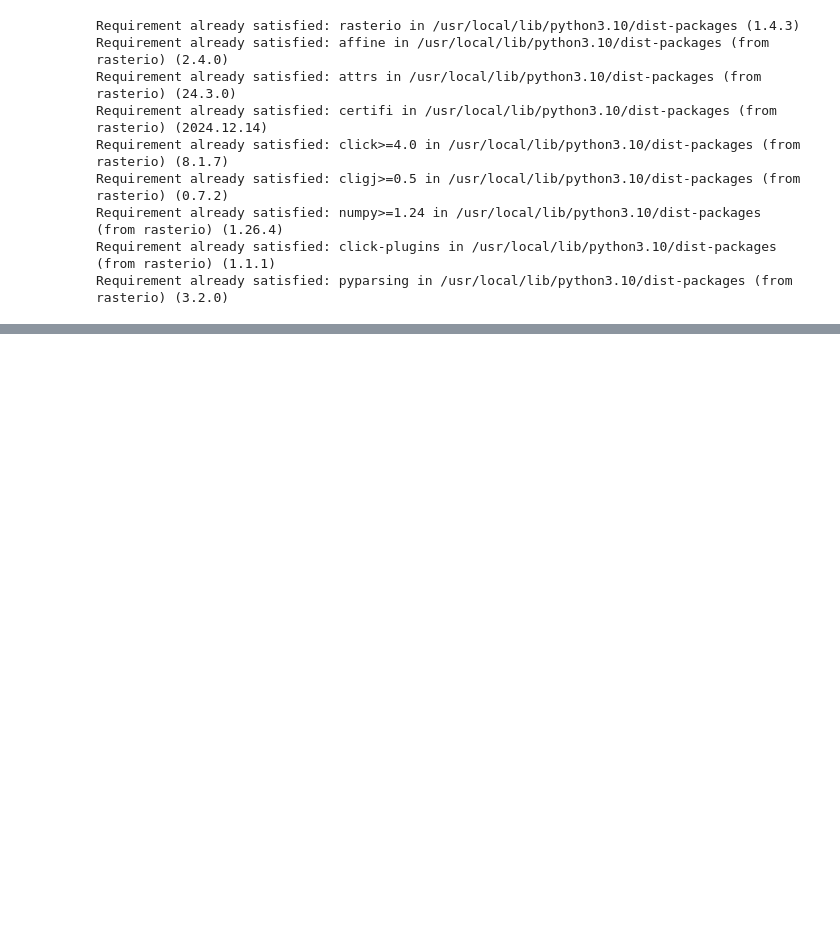
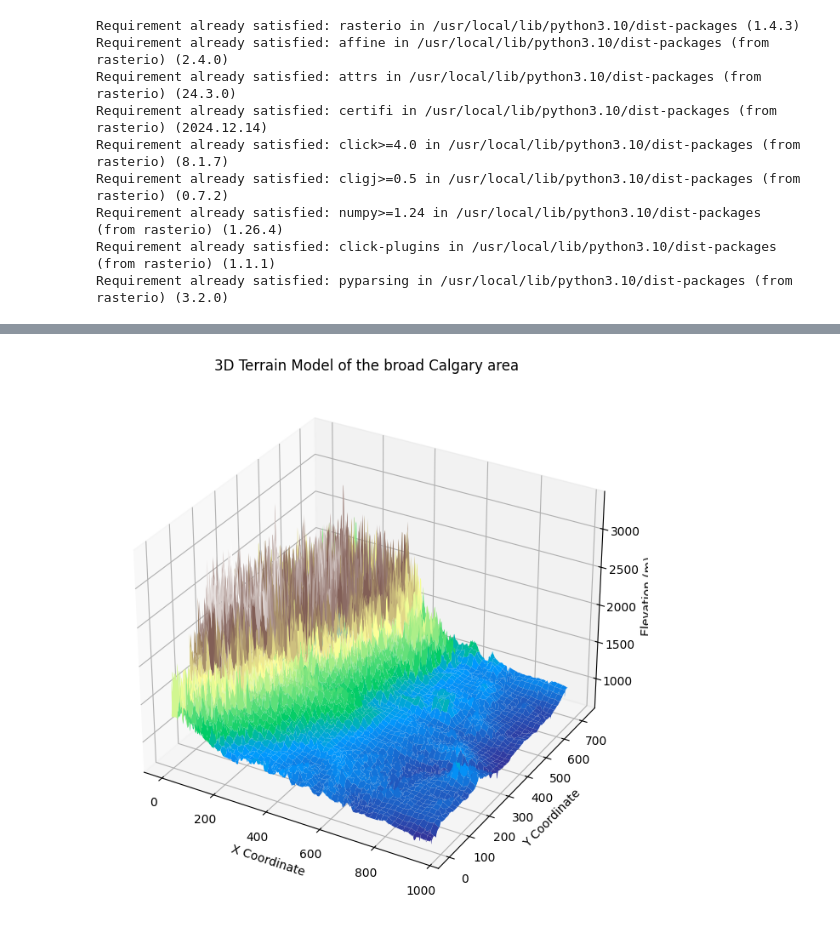
Before and after one commit to NancyYiWang/WildFireSmokePrediction, a Jupyter notebook: PredictModel.ipynb, the cells around one changed output, grey strips where cells are left out. Drawn from its saved outputs; the diff is of its cells as text; code cells hidden in the pictures; blank space fills up the shorter version.

Commit message:
trying to deal with the terrain data

```diff
--- a/PredictModel.ipynb
+++ b/PredictModel.ipynb
@@ -44,3 +56,25 @@ Transform: | 0.00, 0.00,-116.00|
+# %%
+import matplotlib.pyplot as plt
+from mpl_toolkits.mplot3d import Axes3D
+import numpy as np
+
+elevation = bands_array[0]
+nrows, ncols = elevation.shape
+x = np.linspace(0, ncols, ncols)
+y = np.linspace(0, nrows, nrows)
+x, y = np.meshgrid(x, y)
+
+fig = plt.figure(figsize=(12, 8))
+ax = fig.add_subplot(111, projection='3d')
+ax.plot_surface(x, y, elevation, cmap='terrain', edgecolor='none')
+
+ax.set_title("3D Terrain Model of the broad Calgary area")
+ax.set_xlabel("X Coordinate")
+ax.set_ylabel("Y Coordinate")
+ax.set_zlabel("Elevation (m)")
+plt.show()
+# %% [output]
+[figure, added]
 # %%
 import numpy as np
 import pandas as pd
```
Also changed, not shown: parts of 1 cell of this notebook.
